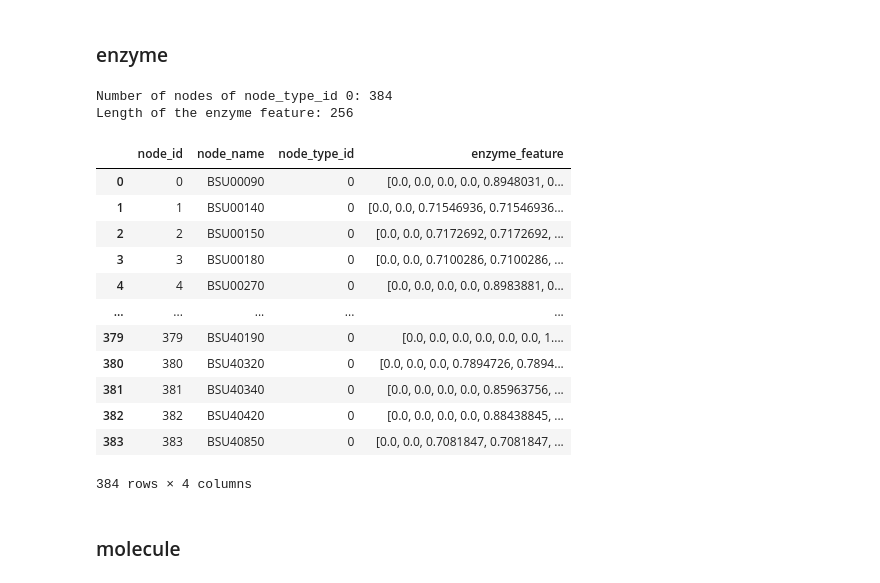
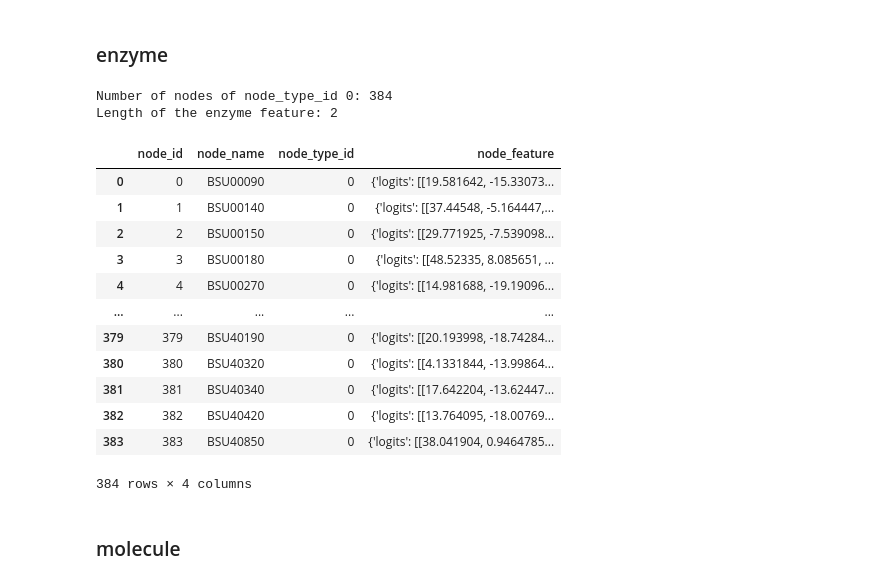
Before and after one commit to iamyufan/AlphaFold-Research, a Jupyter notebook: gnn/data/preprocess.ipynb, the cells around one changed output. Cells and saved outputs as stored; diff of their text form; code cells hidden in the pictures.

```diff
--- a/gnn/data/preprocess.ipynb
+++ b/gnn/data/preprocess.ipynb
@@ -87,0 +145,3 @@ mvec
+# %%
+Gibbs['Gibbs'] = Gibbs['Gibbs'].apply(lambda x: float(x) if x != '' else 0.0)
+Gibbs
@@ -88,10 +163,14 @@ mvec
 # %%
-# molecule
 def convert_feature_to_list(x):
-    return list(x['0':'127'])
+    reac_meta_name = x['reac_meta_name']
+    gibbs_value = [float(Gibbs.loc[reac_meta_name, 'Gibbs'])]
+    return gibbs_value + list(x['0':'127'])
+
+
 mvec['feature'] = mvec.apply(convert_feature_to_list, axis=1)
 
-m_feature_dict_t = mvec.loc[:, ['reac_meta_name', 'feature']].set_index('reac_meta_name').to_dict('index')
+m_feature_dict_t = mvec.loc[:, ['reac_meta_name', 'feature']].set_index(
+    'reac_meta_name').to_dict('index')
 m_feature_dict = dict()
 for k in m_feature_dict_t:
     m_feature_dict[k] = m_feature_dict_t[k]['feature']
@@ -127,9 +208,11 @@ count = 2
 # Delete the rows in model that refer to enzyme without af2 output
 print('Before deleting, there are {} links in model.'.format(model.shape[0]))
 model_new = model.loc[:]
-model_new['in_af2_output'] = model_new['Rule'].apply(lambda x: x in e_feature_dict.keys())
+model_new['in_af2_output'] = model_new['Rule'].apply(
+    lambda x: x in e_feature_dict.keys())
 model_new = model_new[model_new['in_af2_output'] == True]
-print('After deleting, there are {} links in model.'.format(model_new.shape[0]))
+print('After deleting, there are {} links in model.'.format(
+    model_new.shape[0]))
 model_new.head()
 # %% [output]
 Before deleting, there are 1521 links in model.
@@ -143,10 +226,12 @@ After deleting, there are 1515 links in model.
 # %%
-# Delete the rows in model that refer to enzyme without af2 output
-print('Before deleting, numer of links in model: {}'.format(model_new.shape[0]))
+# Delete the rows in model that refer to molecules without mvec infomation
+print('Before deleting, numer of links in model: {}'.format(
+    model_new.shape[0]))
 model_moles = model_new.reac_meta_name.unique()     # molecules in model sheet
 mvec_moles = mvec.reac_meta_name.unique()           # molecules in mvec
 
-model_new['mol_in_mvec'] = model_new['reac_meta_name'].apply(lambda x: x in list(mvec_moles))
+model_new['mol_in_mvec'] = model_new['reac_meta_name'].apply(
+    lambda x: x in list(mvec_moles))
 model_new = model_new[model_new['mol_in_mvec'] == True]
 print('After deleting, numer of links in model: {}'.format(model_new.shape[0]))
 model_new.head()
@@ -167,34 +253,36 @@ After deleting, numer of links in model: 1458
 # %%
 num_e = model_new['Rule'].unique().shape[0]
 print('Number of nodes of node_type_id 0: {}'.format(num_e))
 
 # node_id, node_name, node_type_id
 node_e = pd.DataFrame({'node_id': np.arange(num_e), 'node_name': model_new['Rule'].unique(), 'node_type_id': np.zeros_like(model_new['Rule'].unique())},
                       columns=['node_id', 'node_name', 'node_type_id'])
 
 # enzyme_feature
 def convert_feature_to_list(x):
-    return list(e_feature_dict[x])
-node_e['enzyme_feature'] = node_e['node_name'].apply(convert_feature_to_list)
+    return e_feature_dict[x]
+
+
+node_e['node_feature'] = node_e['node_name'].apply(convert_feature_to_list)
 feat_len_e = len(node_e.iloc[0, 3])
 print('Length of the enzyme feature: {}'.format(feat_len_e))
 
 node_e
 # %% [output]
 Number of nodes of node_type_id 0: 384
-Length of the enzyme feature: 256
+Length of the enzyme feature: 2
-|  | node_id | node_name | node_type_id | enzyme_feature |
-| 0 | 0 | BSU00090 | 0 | [0.0, 0.0, 0.0, 0.0, 0.8948031, 0... |
-| 1 | 1 | BSU00140 | 0 | [0.0, 0.0, 0.71546936, 0.71546936... |
-| 2 | 2 | BSU00150 | 0 | [0.0, 0.0, 0.7172692, 0.7172692, ... |
-| 3 | 3 | BSU00180 | 0 | [0.0, 0.0, 0.7100286, 0.7100286, ... |
-| 4 | 4 | BSU00270 | 0 | [0.0, 0.0, 0.0, 0.0, 0.8983881, 0... |
+|  | node_id | node_name | node_type_id | node_feature |
+| 0 | 0 | BSU00090 | 0 | {'logits': [[19.581642, -15.33073... |
+| 1 | 1 | BSU00140 | 0 | {'logits': [[37.44548, -5.164447,... |
+| 2 | 2 | BSU00150 | 0 | {'logits': [[29.771925, -7.539098... |
+| 3 | 3 | BSU00180 | 0 | {'logits': [[48.52335, 8.085651, ... |
+| 4 | 4 | BSU00270 | 0 | {'logits': [[14.981688, -19.19096... |
 | ... | ... | ... | ... | ... |
-| 379 | 379 | BSU40190 | 0 | [0.0, 0.0, 0.0, 0.0, 0.0, 0.0, 1.... |
-| 380 | 380 | BSU40320 | 0 | [0.0, 0.0, 0.0, 0.7894726, 0.7894... |
-| 381 | 381 | BSU40340 | 0 | [0.0, 0.0, 0.0, 0.0, 0.85963756, ... |
-| 382 | 382 | BSU40420 | 0 | [0.0, 0.0, 0.0, 0.0, 0.88438845, ... |
-| 383 | 383 | BSU40850 | 0 | [0.0, 0.0, 0.7081847, 0.7081847, ... |
+| 379 | 379 | BSU40190 | 0 | {'logits': [[20.193998, -18.74284... |
+| 380 | 380 | BSU40320 | 0 | {'logits': [[4.1331844, -13.99864... |
+| 381 | 381 | BSU40340 | 0 | {'logits': [[17.642204, -13.62447... |
+| 382 | 382 | BSU40420 | 0 | {'logits': [[13.764095, -18.00769... |
+| 383 | 383 | BSU40850 | 0 | {'logits': [[38.041904, 0.9464785... |
 384 rows × 4 columns
 # %% [markdown]
 ### molecule
```
Also changed, not shown: parts of 38 cells of this notebook, 24 other files.
